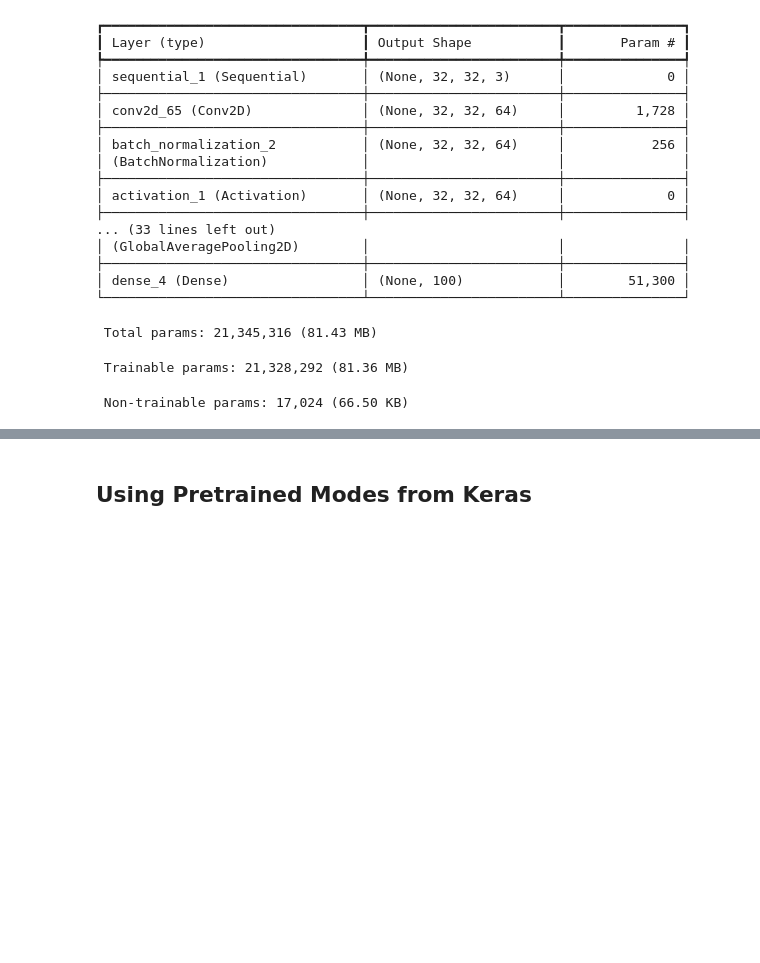
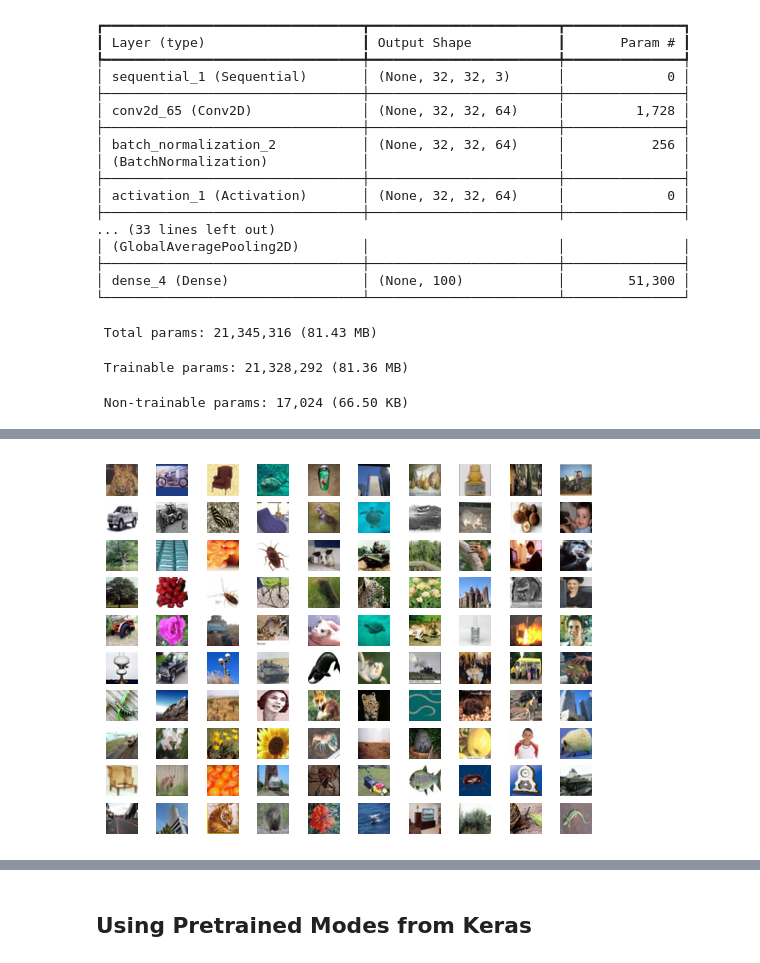
Before and after one commit to ShindeShivam/Machine-Learning, a Jupyter notebook: Neural-Networks-and-Deeplearning/14.Deep-Computer-Vision-using_CNNs/deep_computer_vision_using_cnns.ipynb, the cells around one changed output, grey strips where cells are left out. Cells and saved outputs as stored; diff of their text form; code cells hidden in the pictures; blank space fills up the shorter version.

```diff
--- a/Neural-Networks-and-Deeplearning/14.Deep-Computer-Vision-using_CNNs/deep_computer_vision_using_cnns.ipynb
+++ b/Neural-Networks-and-Deeplearning/14.Deep-Computer-Vision-using_CNNs/deep_computer_vision_using_cnns.ipynb
@@ -440,3 +440,9 @@ Model: "sequential_2"
  Total params: 21,345,316 (81.43 MB)
  Trainable params: 21,328,292 (81.36 MB)
  Non-trainable params: 17,024 (66.50 KB)
+# %%
+(X_train_full, y_train_full), (X_test, y_test) = tf.keras.datasets.cifar100.load_data()
+X_train_full = X_train_full.astype("float32") / 255.0
+X_test = X_test.astype("float32") / 255.0
+X_train,y_train=X_train_full[5000:],y_train_full[5000:]
+X_valid,y_valid=X_train_full[:5000],y_train_full[:5000]
@@ -442,0 +452,9 @@ Model: "sequential_2"
+# %%
+import matplotlib.pyplot as plt
+for i in range(100):
+  plt.subplot(10,10,i+1)
+  plt.imshow(X_train[i])
+  plt.axis('off')
+plt.show()
+# %% [output]
+[figure, added]
```
Also changed, not shown: parts of 34 cells of this notebook.
